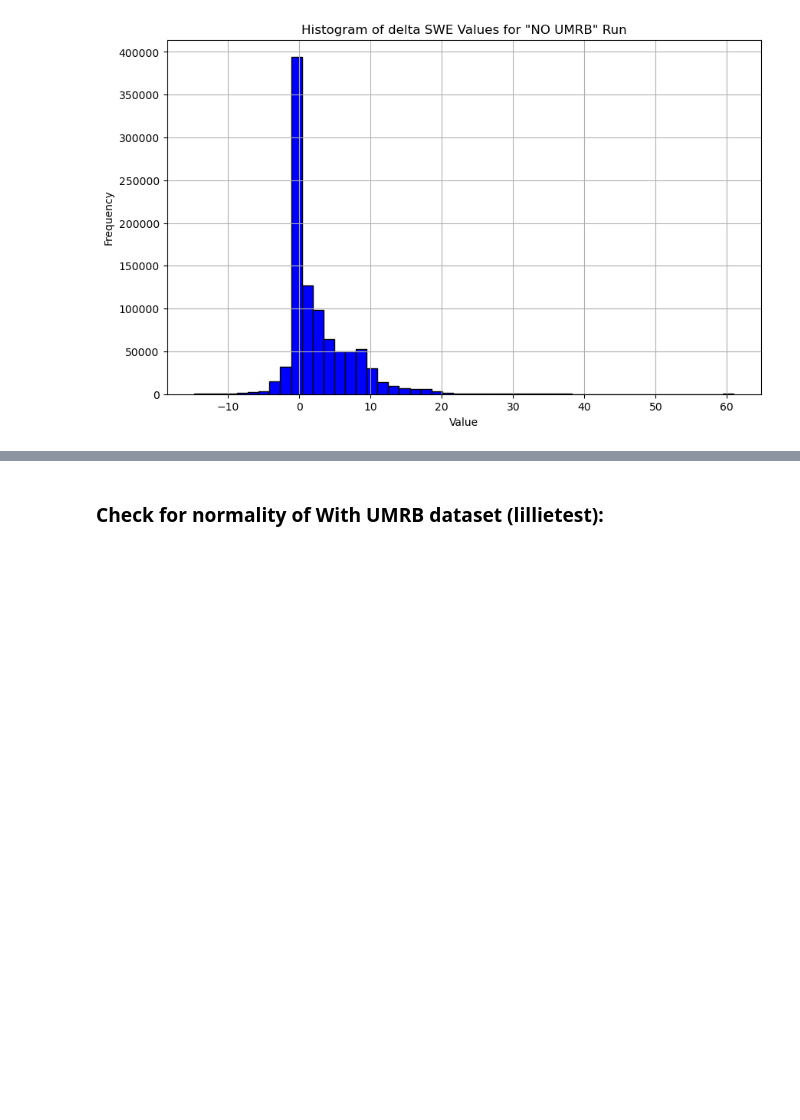
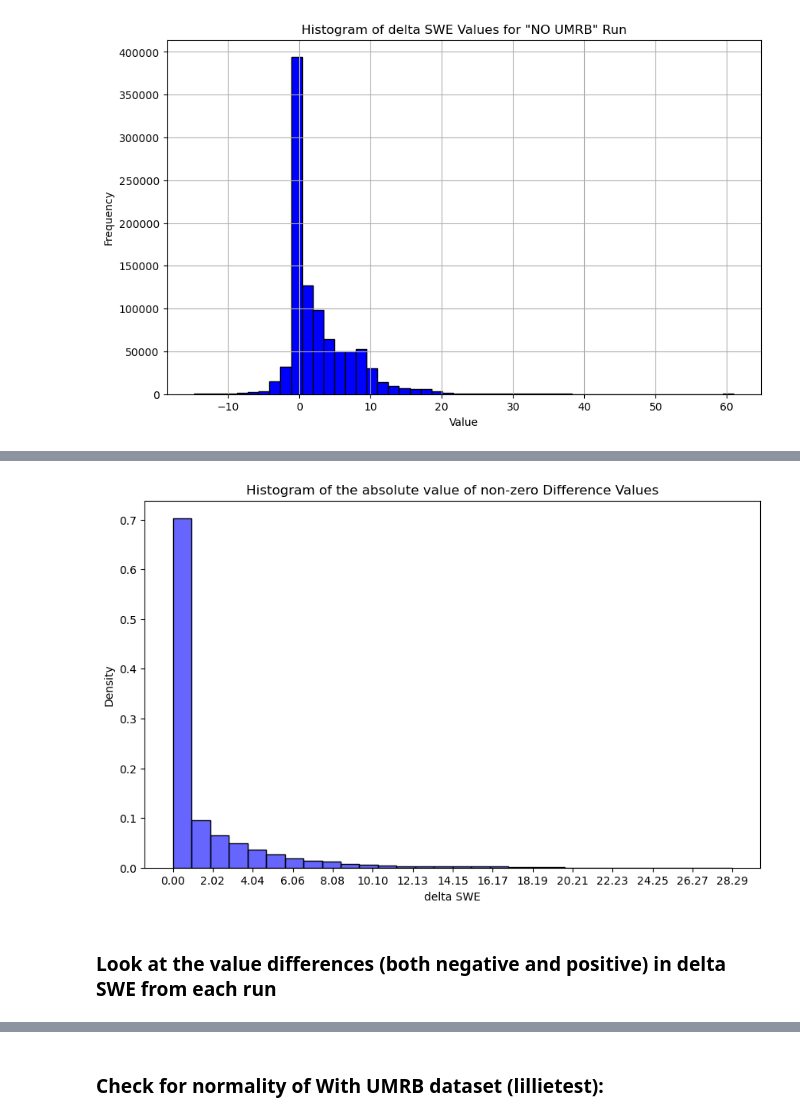
Before and after one commit to RTIInternational/umrb-snodas, a Jupyter notebook: src/assimilation_hypothesis_test.ipynb, the cells around one changed output, grey strips where cells are left out. Cells and saved outputs as stored; diff of their text form; code cells hidden in the pictures; blank space fills up the shorter version.

```diff
--- a/src/assimilation_hypothesis_test.ipynb
+++ b/src/assimilation_hypothesis_test.ipynb
@@ -344,0 +347,4 @@ plt.show()
+# %%
+difference_variable_data = (With_UMRB_12_22_data_final - NO_UMRB_12_22_data_final)
+
+difference_variable_data
@@ -344,0 +365,8 @@ plt.show()
+# %%
+# Remove all zero values from difference data
+
+# Converting the data to NumPy arrays
+difference_variable_data = np.array(difference_variable_data)
+
+# Create array without any zero and -99999 values
+non_zero_difference_data = np.abs(difference_variable_data[(difference_variable_data != 0) & (difference_variable_data != -99999)])
@@ -344,0 +399,26 @@ plt.show()
+# %%
+#create histogram and PDF for Without UMRB station assimilation
+
+# Step 4: Flatten the variable_data to 1D array for histogram
+flat_data = non_zero_difference_data.flatten()
+
+# Step 5: Plot the histogram and PDF
+plt.figure(figsize=(10, 6))
+
+# Plot the histogram
+sns.histplot(flat_data, bins=30, kde=False, stat='density', color='blue', alpha=0.6)
+
+# Adding labels and title
+plt.xlabel('delta SWE')
+plt.ylabel('Density')
+plt.title('Histogram of the absolute value of non-zero Difference Values')
+
+# Set more tick marks on x-axis
+plt.xticks(np.linspace(min(flat_data), max(flat_data), num=15))
+
+# Show the plot
+plt.show()
+# %% [output]
+[figure, added]
+# %% [markdown]
+### Look at the value differences (both negative and positive) in delta SWE from each run
```
Also changed, not shown: parts of 27 cells of this notebook.
